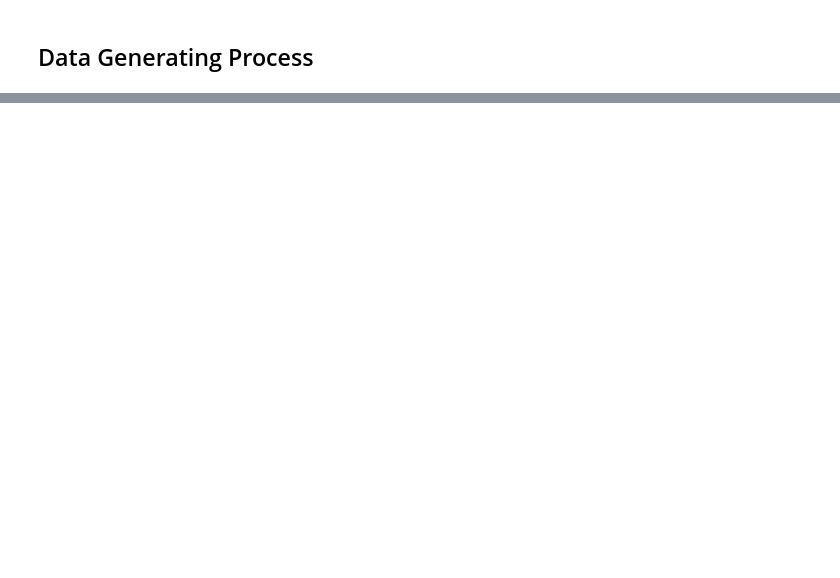
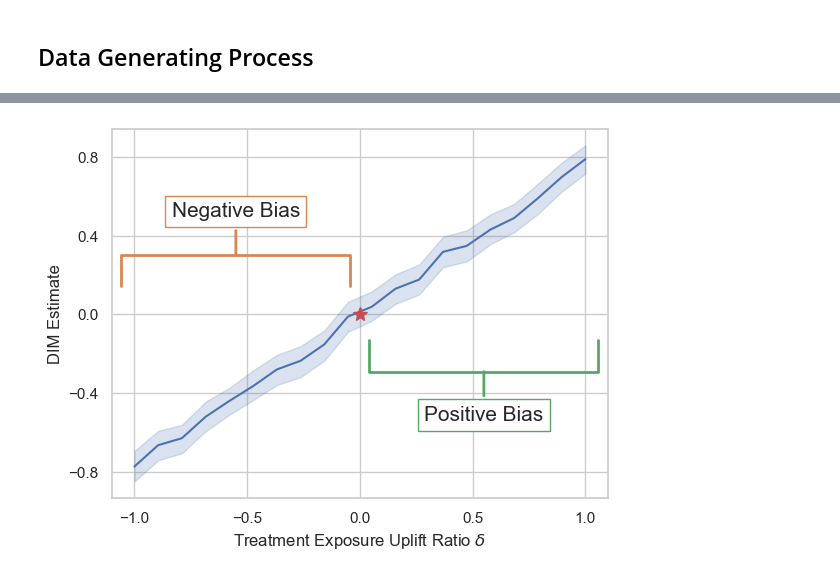
Before and after one commit to ShichaoHan/MarketplaceInterference, a Jupyter notebook: dim_bias.ipynb, the cells around one changed output, grey strips where cells are left out. Drawn from its saved outputs; the diff is of its cells as text; code cells hidden in the pictures; blank space fills up the shorter version.

```diff
--- a/dim_bias.ipynb
+++ b/dim_bias.ipynb
@@ -101,13 +84,11 @@ X_utility = X_utility.reshape(Q, K)
 dim_B, dim_var_B= [],[]
 truth= []
 ## Number of MC simulations
-B = 100
+B = 200
 
 treated_probability = 0.5
 
-
-results_df = pd.DataFrame()
-for uplift_ratio in [-1.0, -0.5, 0, 0.5, 1.0]:
+for uplift_ratio in np.linspace(-1, 1, 20):
     print(f"Start K = {K}, Q = {Q}, J = {J}, uplift_ratio = {uplift_ratio}")
     # Ground truth
     result_T = DGP_new_homogeneous(J, Q, K, uplift_ratio, query_matrix, selected_indices, X_goodbads, X_utility,  treated_probability=1)
@@ -198,0 +172,2 @@ sns.lineplot(data=results_df, x="uplift_ratio", y="dim")
+# %%
+results_df['DIM Bias'] = ['Positive Bias' if r > 0 else 'Negative Bias' for r in results_df['uplift_ratio']]
@@ -198,0 +176,20 @@ sns.lineplot(data=results_df, x="uplift_ratio", y="dim")
+# %%
+sns.set_style("whitegrid")
+ax = sns.lineplot(data=results_df, x="uplift_ratio", y="dim")
+c = sns.color_palette()
+ax.annotate('Negative Bias', xy=(0.25, 0.65), xytext=(0.25, 0.75), xycoords='axes fraction',
+            fontsize=15, ha='center', va='bottom',
+            bbox=dict(boxstyle='square', fc='white', color=c[1]),
+            arrowprops=dict(arrowstyle="-[, widthB=5.5, lengthB=1.5", lw=2.0, color=c[1]))
+ax.plot(0, 0, marker="*", color="r", markersize=10)
+ax.annotate('Positive Bias', xy=(0.75, 0.35), xytext=(0.75, 0.2), xycoords='axes fraction',
+            fontsize=15, ha='center', va='bottom',
+            bbox=dict(boxstyle='square', fc='white', color=c[2]),
+            arrowprops=dict(arrowstyle="-[, widthB=5.5, lengthB=1.5", lw=2.0, color=c[2]))
+ax.set_xlabel("Treatment Exposure Uplift Ratio $\delta$")
+ax.set_ylabel("DIM Estimate")
+ax.set_xticks([-1.0, -0.5, 0, 0.5, 1.0])
+ax.set_yticks([-0.8, -0.4, 0, 0.4, 0.8])
+plt.savefig("results3005/dim_bias.pdf")
+# %% [output]
+[figure, added]
```
Also changed, not shown: parts of 11 cells of this notebook, 2 other files.
